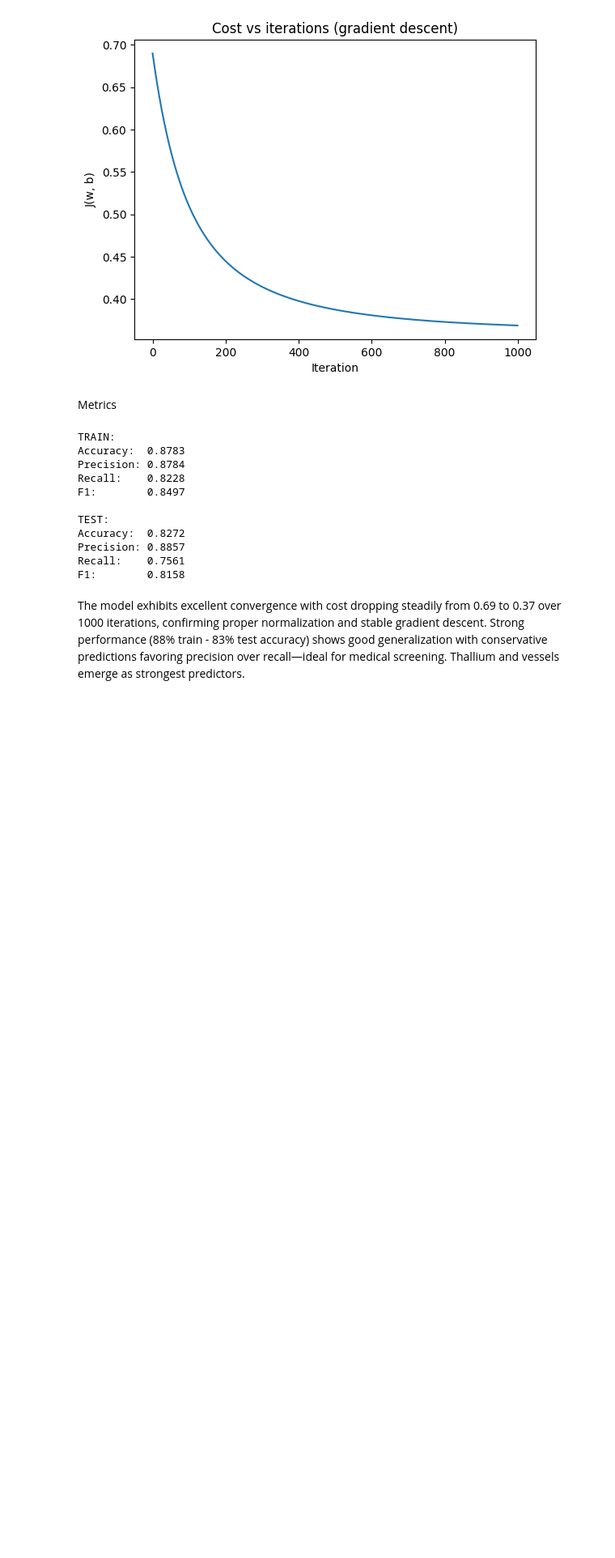
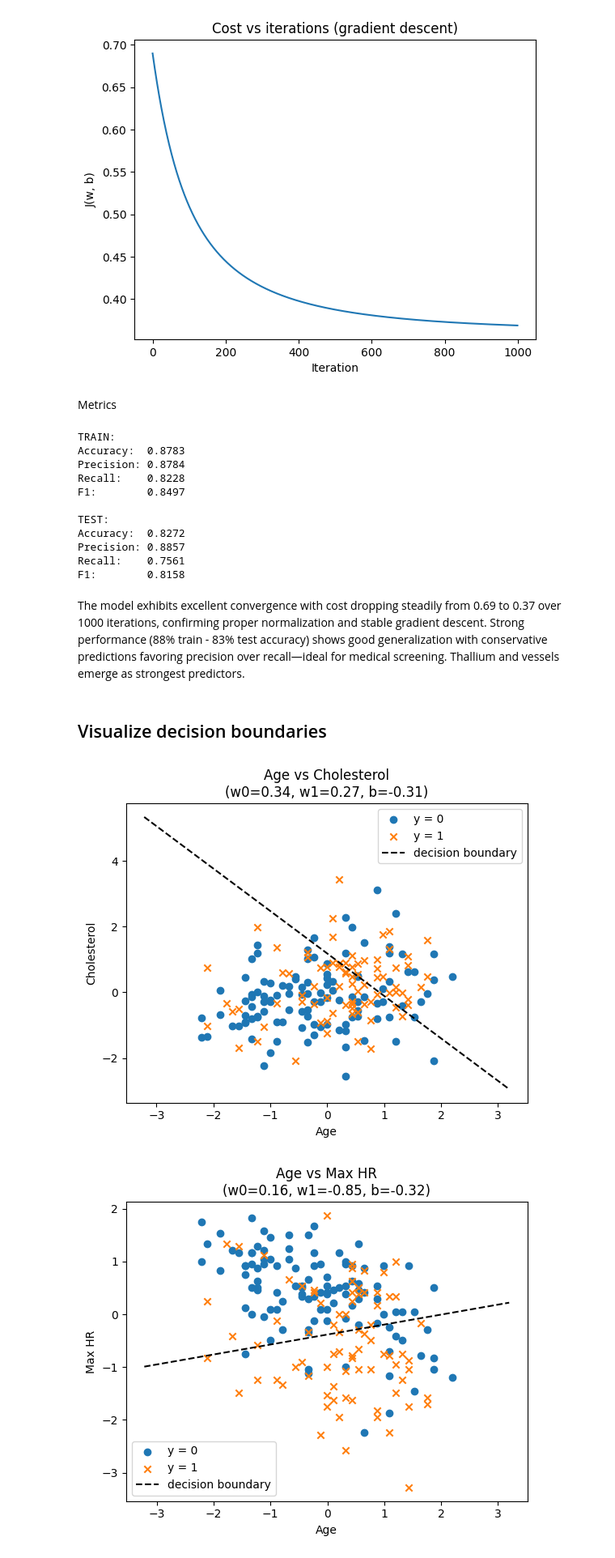
Before and after one commit to lisaforero/AREP, a Jupyter notebook: Classification/ClassificationAndLogisticRegression.ipynb, the cells around one changed output. Shown at 81% size. Saved outputs shown, nothing was run; the diff lists cells and outputs as text; code cells hidden in the pictures; blank space fills up the shorter version.

```diff
--- a/Classification/ClassificationAndLogisticRegression.ipynb
+++ b/Classification/ClassificationAndLogisticRegression.ipynb
@@ -301,3 +302,5 @@ Recall:    0.7561
 F1:        0.8158
 # %% [markdown]
 The model exhibits excellent convergence with cost dropping steadily from 0.69 to 0.37 over 1000 iterations, confirming proper normalization and stable gradient descent. Strong performance (88% train - 83% test accuracy) shows good generalization with conservative predictions favoring precision over recall—ideal for medical screening. Thallium and vessels emerge as strongest predictors.
+# %% [markdown]
+## Visualize decision boundaries
@@ -303,0 +317,39 @@ The model exhibits excellent convergence with cost dropping steadily from 0.69 t
+# %%
+def plot_linear_data_with_boundary(w, b, X, y, title, feat1="x1", feat2="x2"):
+    """Plot 2D data (X, y) and a linear decision boundary defined by w, b."""
+    plt.figure()
+    plt.scatter(X[y == 0, 0], X[y == 0, 1], marker="o", label="y = 0")
+    plt.scatter(X[y == 1, 0], X[y == 1, 1], marker="x", label="y = 1")
+
+    # Decision boundary: w0*x1 + w1*x2 + b = 0  => x2 = -(w0*x1 + b) / w1
+    x1_vals = np.linspace(X[:, 0].min() - 1, X[:, 0].max() + 1, 100)
+    if abs(w[1]) > 1e-6:
+        x2_vals = -(w[0] * x1_vals + b) / w[1]
+        plt.plot(x1_vals, x2_vals, "k--", label="decision boundary")
+    else:
+        x1_line = -b / w[0]
+        plt.axvline(x1_line, color="k", linestyle="--", label="decision boundary")
+
+    plt.title(title)
+    plt.xlabel(feat1)
+    plt.ylabel(feat2)
+    plt.legend()
+    plt.show()
+# %%
+for feat1, feat2 in feature_pairs:
+    X_2d = train[[feat1, feat2]].values
+    y_2d = train["Heart_Disease"].values
+
+    X_mean = np.mean(X_2d, axis=0)
+    X_std = np.std(X_2d, axis=0) + 1e-8  # Avoid division by zero
+    X_norm = (X_2d - X_mean) / X_std
+
+    w_2d = np.zeros(2)
+    b_2d = 0
+    w_2d, b_2d, _ = gradient_descent(X_norm, y_2d, w_2d, b_2d, 0.01, 1000)
+
+    title = f"{feat1} vs {feat2}\n(w0={w_2d[0]:.2f}, w1={w_2d[1]:.2f}, b={b_2d:.2f})"
+    plot_linear_data_with_boundary(w_2d, b_2d, X_norm, y_2d, title, feat1, feat2)
+# %% [output]
+[figure, added]
+[figure, added]
```
Also changed, not shown: parts of 4 cells of this notebook.
